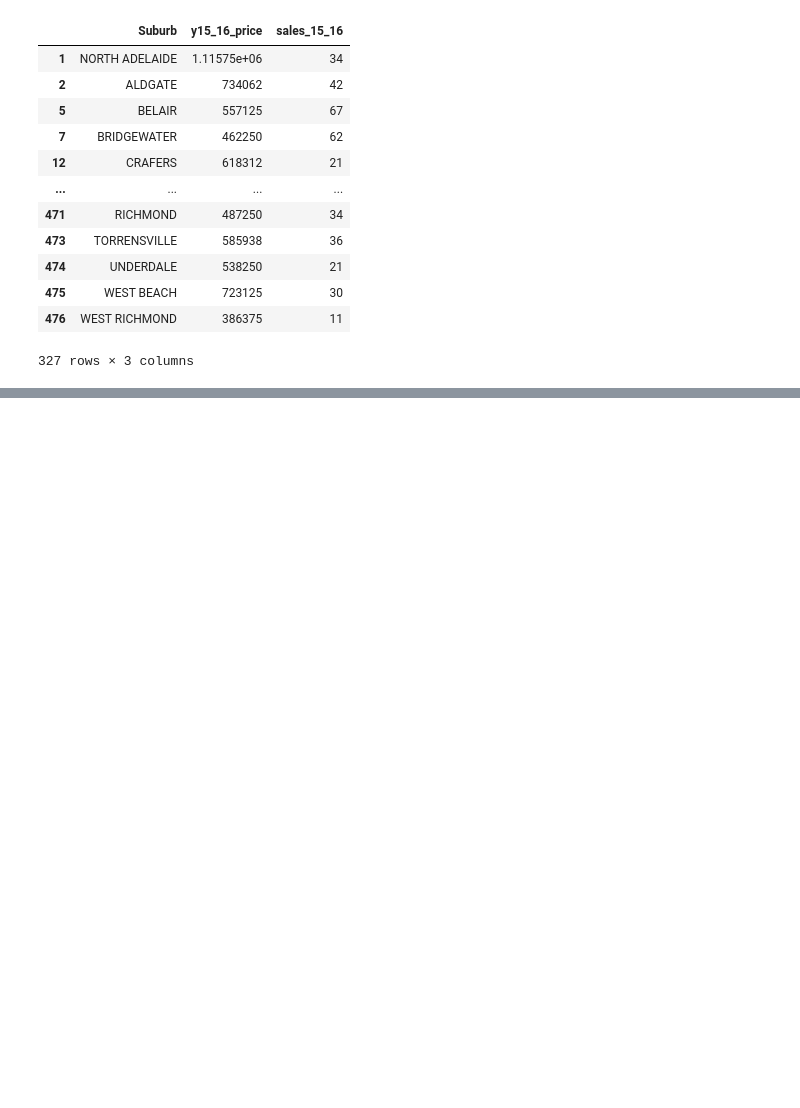
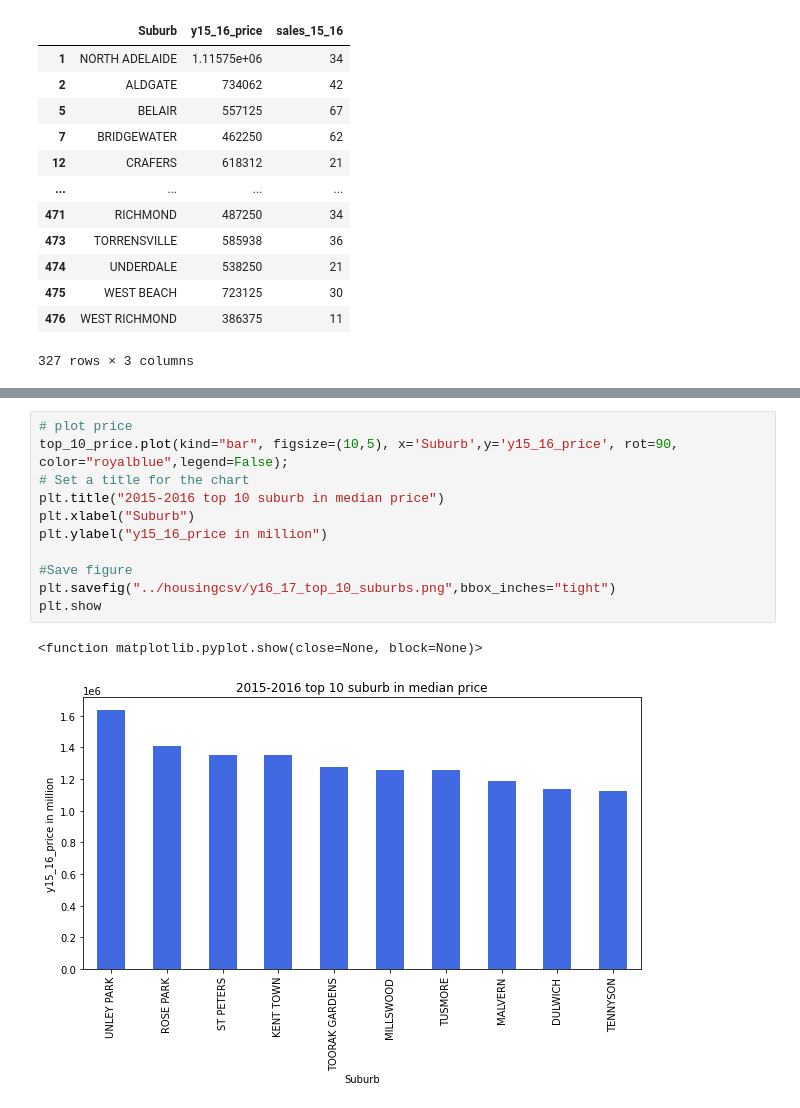
Before and after one commit to Sprettle/Chevrolet-Chilis, a Jupyter notebook: Resources/housingxlsm_code/merge15_16.ipynb, the cells around one changed output, grey strips where cells are left out. Saved outputs shown, nothing was run; the diff lists cells and outputs as text; blank space fills up the shorter version.

```diff
--- a/Resources/housingxlsm_code/merge15_16.ipynb
+++ b/Resources/housingxlsm_code/merge15_16.ipynb
@@ -204,0 +217,14 @@ Top 10 ranking in median price Suburbs
+# %%
+# plot price
+top_10_price.plot(kind="bar", figsize=(10,5), x='Suburb',y='y15_16_price', rot=90, color="royalblue",legend=False);
+# Set a title for the chart
+plt.title("2015-2016 top 10 suburb in median price")
+plt.xlabel("Suburb")
+plt.ylabel("y15_16_price in million")
+
+#Save figure
+plt.savefig("../housingcsv/y16_17_top_10_suburbs.png",bbox_inches="tight")
+plt.show
+# %% [output]
+<function matplotlib.pyplot.show(close=None, block=None)>
+[figure, added]
```
Also changed, not shown: parts of 4 cells of this notebook, 27 other files.
